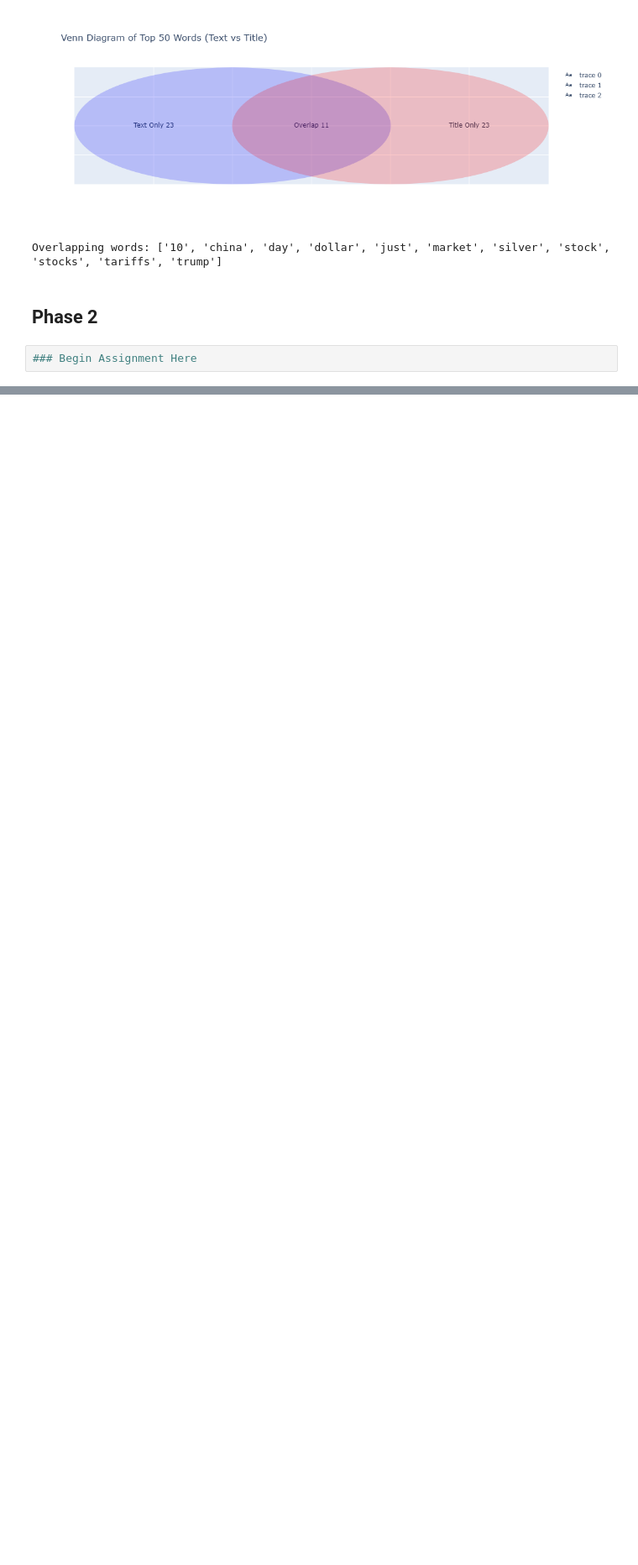
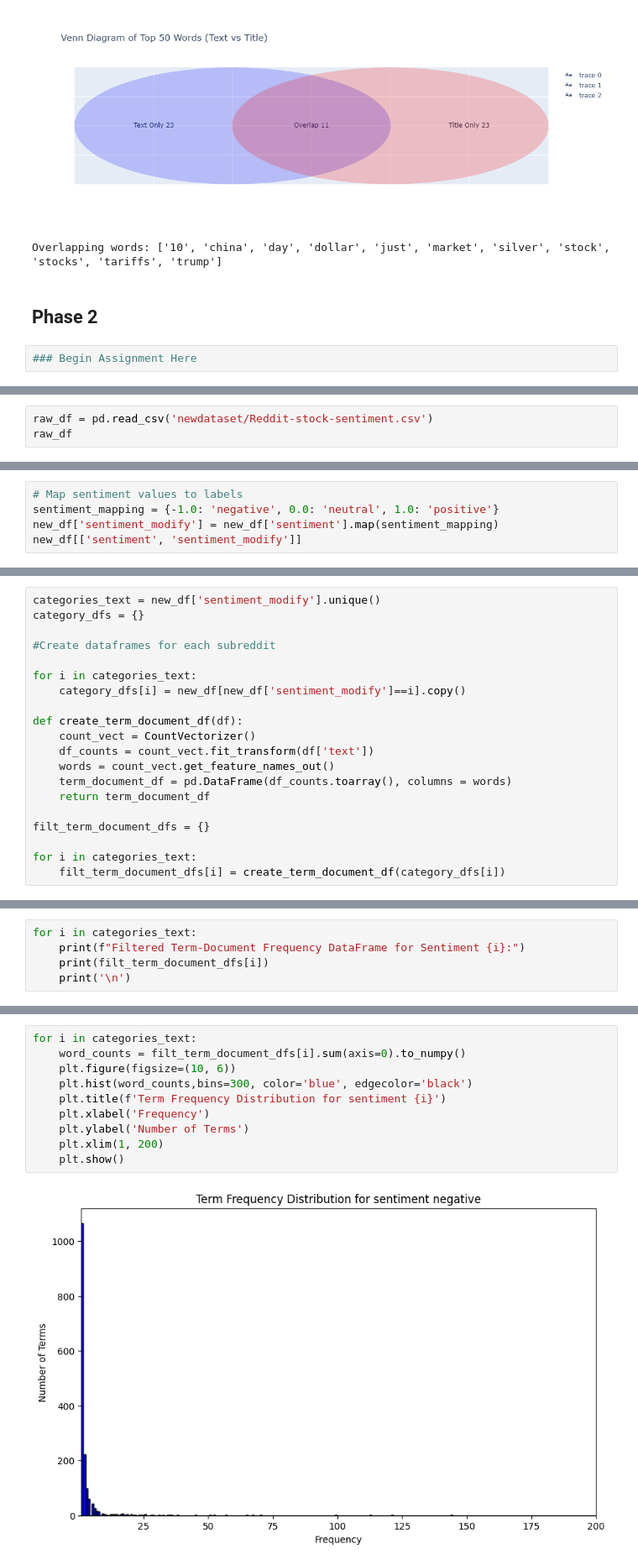
Before and after one commit to Bonnie-go-get/DM2025-Lab1-Exercise, a Jupyter notebook: DM2025-Lab1-Homework.ipynb, the cells around one changed output, grey strips where cells are left out. Shown at 84% size. Drawn from its saved outputs; the diff is of its cells as text; blank space fills up the shorter version.

```diff
--- a/DM2025-Lab1-Homework.ipynb
+++ b/DM2025-Lab1-Homework.ipynb
@@ -707,0 +729,3 @@ Overlapping words: ['10', 'china', 'day', 'dollar', 'just', 'market', 'silver',
+# %%
+raw_df = pd.read_csv('newdataset/Reddit-stock-sentiment.csv')
+raw_df
@@ -707,0 +778,5 @@ Overlapping words: ['10', 'china', 'day', 'dollar', 'just', 'market', 'silver',
+# %%
+# Map sentiment values to labels
+sentiment_mapping = {-1.0: 'negative', 0.0: 'neutral', 1.0: 'positive'}
+new_df['sentiment_modify'] = new_df['sentiment'].map(sentiment_mapping)
+new_df[['sentiment', 'sentiment_modify']]
@@ -707,0 +797,20 @@ Overlapping words: ['10', 'china', 'day', 'dollar', 'just', 'market', 'silver',
+# %%
+categories_text = new_df['sentiment_modify'].unique()
+category_dfs = {}
+
+#Create dataframes for each subreddit
+
+for i in categories_text:
+    category_dfs[i] = new_df[new_df['sentiment_modify']==i].copy()
+
+def create_term_document_df(df):
+    count_vect = CountVectorizer()
+    df_counts = count_vect.fit_transform(df['text'])
+    words = count_vect.get_feature_names_out()
+    term_document_df = pd.DataFrame(df_counts.toarray(), columns = words)
+    return term_document_df
+
+filt_term_document_dfs = {}
+
+for i in categories_text:
+    filt_term_document_dfs[i] = create_term_document_df(category_dfs[i])
@@ -707,0 +821,5 @@ Overlapping words: ['10', 'china', 'day', 'dollar', 'just', 'market', 'silver',
+# %%
+for i in categories_text:
+    print(f"Filtered Term-Document Frequency DataFrame for Sentiment {i}:")
+    print(filt_term_document_dfs[i])
+    print('\n')
@@ -707,0 +844,12 @@ Overlapping words: ['10', 'china', 'day', 'dollar', 'just', 'market', 'silver',
+# %%
+for i in categories_text:
+    word_counts = filt_term_document_dfs[i].sum(axis=0).to_numpy()
+    plt.figure(figsize=(10, 6))
+    plt.hist(word_counts,bins=300, color='blue', edgecolor='black')
+    plt.title(f'Term Frequency Distribution for sentiment {i}')
+    plt.xlabel('Frequency')
+    plt.ylabel('Number of Terms')
+    plt.xlim(1, 200)
+    plt.show()
+# %% [output]
+[figure, added]
```
Also changed, not shown: parts of 59 cells of this notebook.
